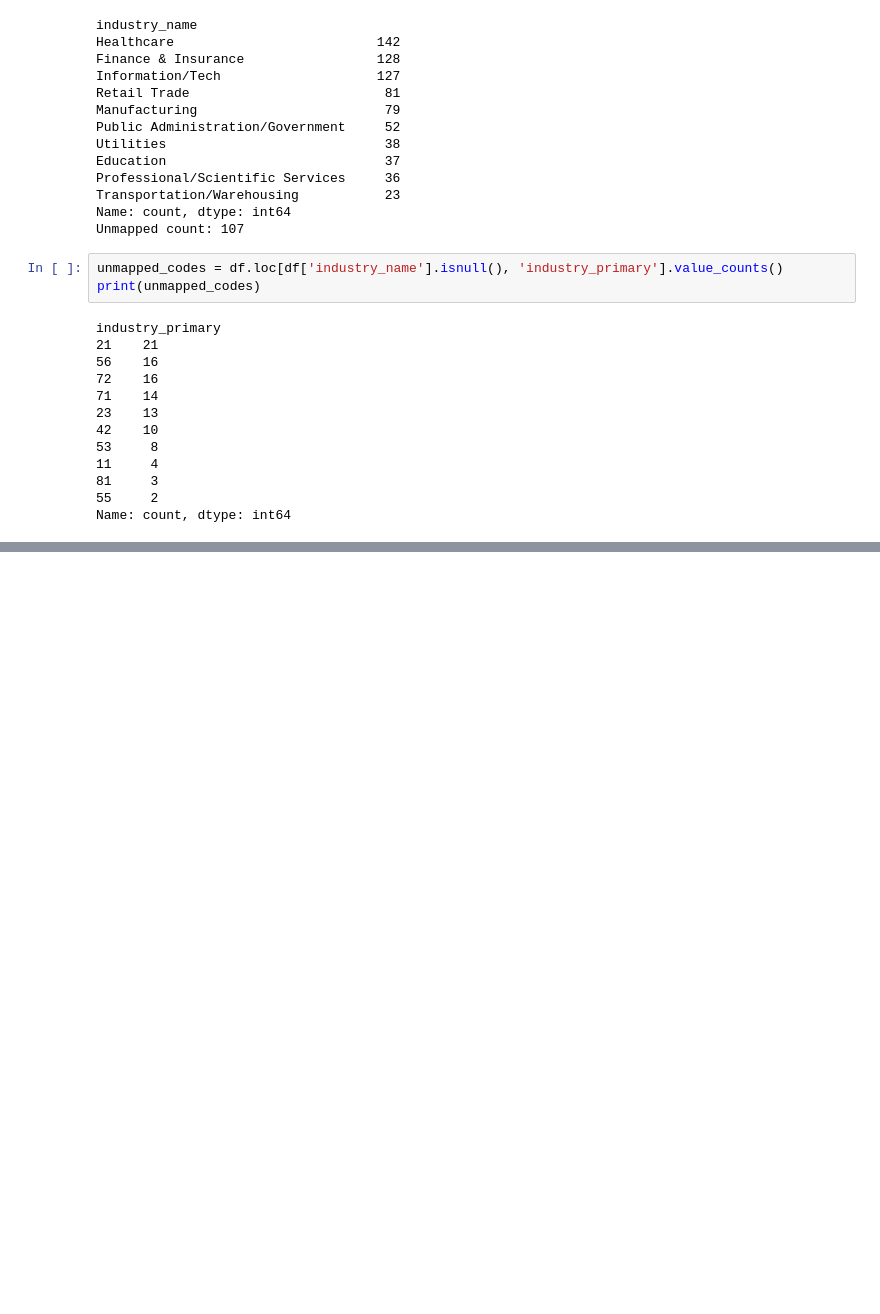
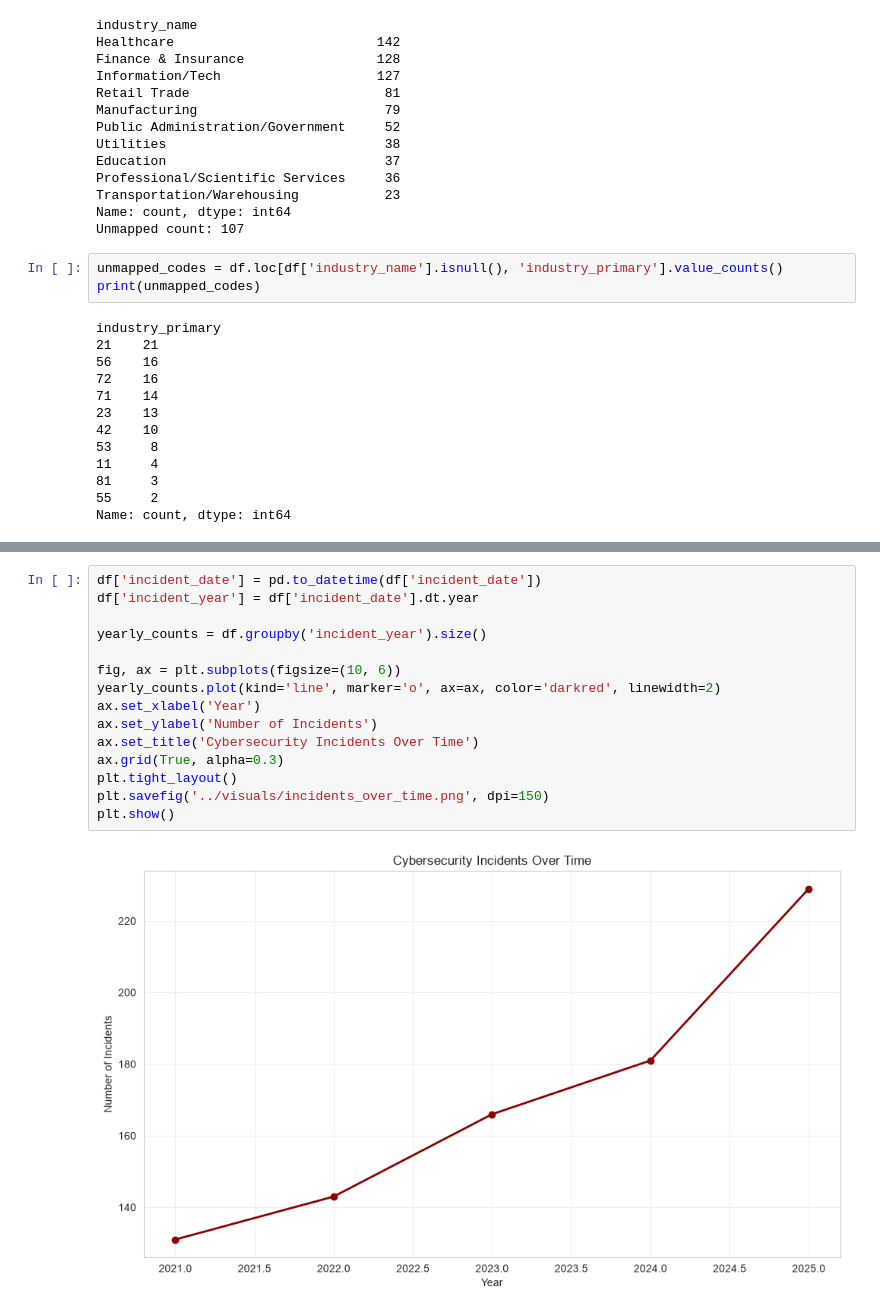
Before and after one commit to womanvitha/cyber-breach-impact-analysis, a Jupyter notebook: notebooks/01_exploration.ipynb, the cells around one changed output, grey strips where cells are left out. Cells and saved outputs as stored; diff of their text form; blank space fills up the shorter version.

```diff
--- a/notebooks/01_exploration.ipynb
+++ b/notebooks/01_exploration.ipynb
@@ -200,0 +299,17 @@ Name: count, dtype: int64
+# %%
+df['incident_date'] = pd.to_datetime(df['incident_date'])
+df['incident_year'] = df['incident_date'].dt.year
+
+yearly_counts = df.groupby('incident_year').size()
+
+fig, ax = plt.subplots(figsize=(10, 6))
+yearly_counts.plot(kind='line', marker='o', ax=ax, color='darkred', linewidth=2)
+ax.set_xlabel('Year')
+ax.set_ylabel('Number of Incidents')
+ax.set_title('Cybersecurity Incidents Over Time')
+ax.grid(True, alpha=0.3)
+plt.tight_layout()
+plt.savefig('../visuals/incidents_over_time.png', dpi=150)
+plt.show()
+# %% [output]
+[figure, added]
```
Also changed, not shown: parts of 6 cells of this notebook, 3 other files.
